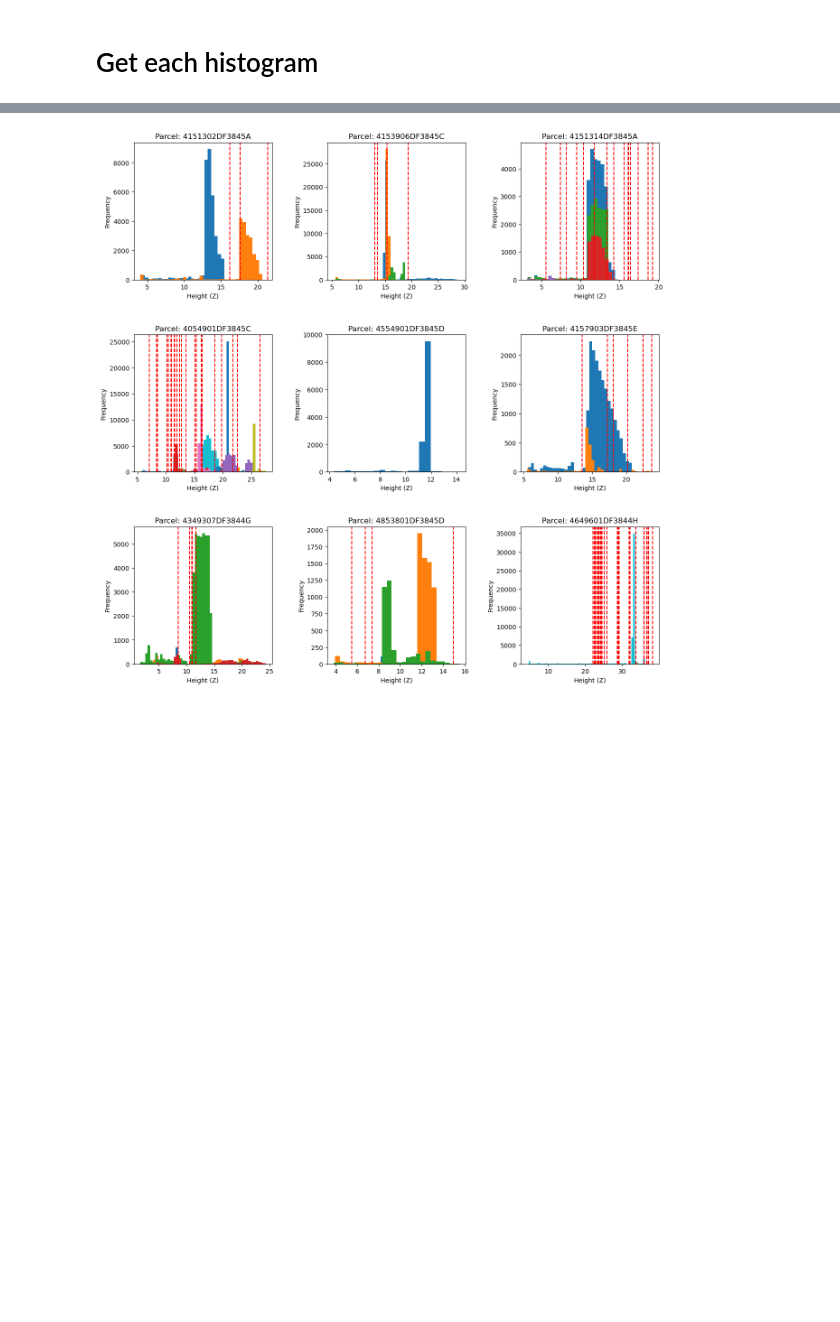
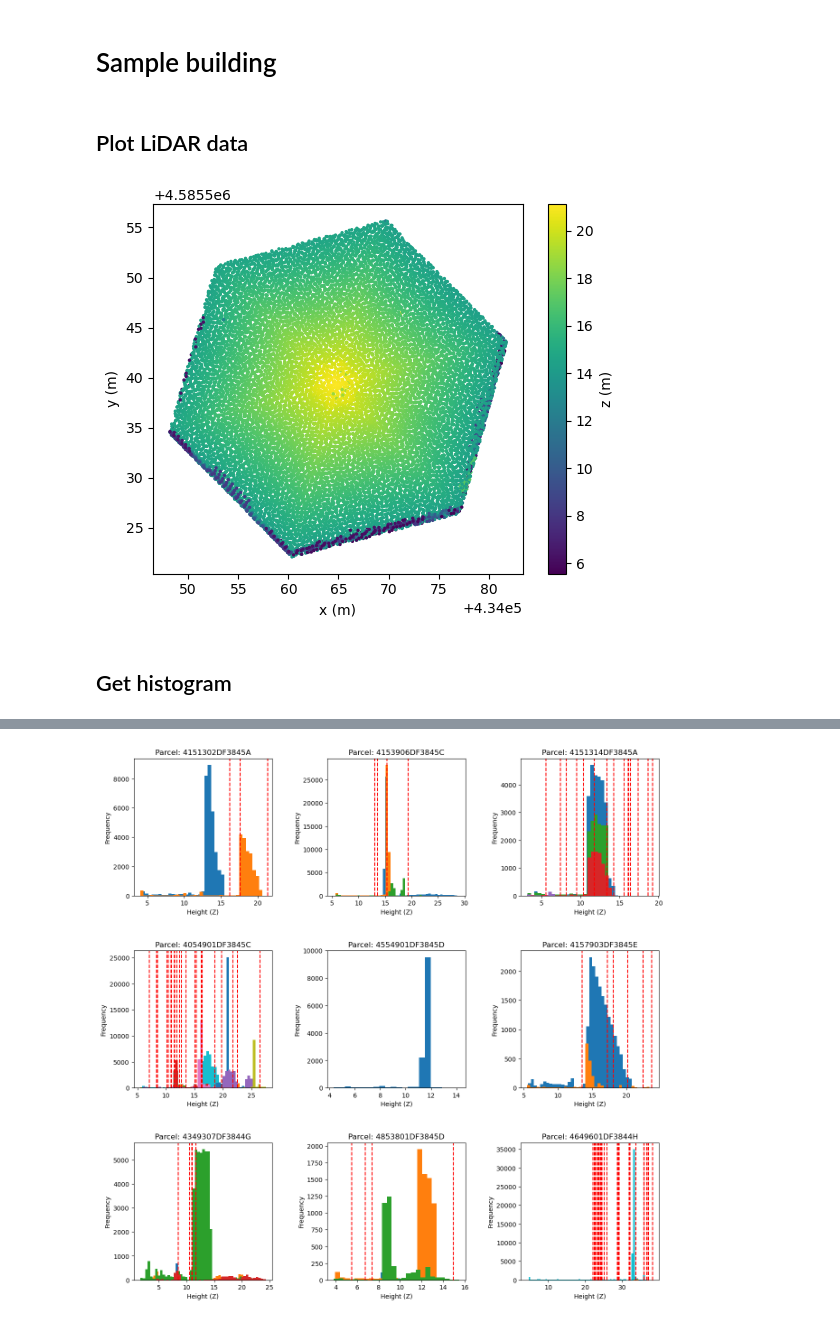
Before and after one commit to BeeGroup-cimne/solar_potencial_estimation_v3, a Jupyter notebook: Scripts/Plane_Identification_Revised/nov22/generateReportImages.ipynb, the cells around one changed output, grey strips where cells are left out. Saved outputs shown, nothing was run; the diff lists cells and outputs as text; code cells hidden in the pictures; blank space fills up the shorter version.

```diff
--- a/Scripts/Plane_Identification_Revised/nov22/generateReportImages.ipynb
+++ b/Scripts/Plane_Identification_Revised/nov22/generateReportImages.ipynb
@@ -8,2 +13,32 @@ import math
+# %% [markdown]
+# Sample building
+# %%
+basePath = "/home/jaumeasensio/Documents/Projectes/BEEGroup/solar_potencial_estimation_v3/"
+neighborhood = "Test_70_el Besòs i el Maresme"
+parcelsFolder = basePath + "/Results/" + neighborhood + "/Parcels/"
+parcel = "4157903DF3845E"
+construction = "86"
+# %% [markdown]
+## Plot LiDAR data
+# %%
+constructionFolder = parcelsFolder + parcel + "/" + construction
+laz_file = constructionFolder + "/Map files/" + construction + ".laz"
+lasDF = laspy.read(laz_file)
+x = lasDF.x
+y = lasDF.y
+z = lasDF.z
+
+fig, ax = plt.subplots()
+ax.set_xlabel('x (m)')
+ax.set_ylabel('y (m)')
+
+scatter = ax.scatter(x, y, c=z, cmap='viridis', s=2)
+cb = plt.colorbar(scatter)
+cb.set_label('z (m)')
+
+ax.set_aspect("equal", adjustable='box')
+plt.savefig("/home/jaumeasensio/Documents/TFM/Redacció memòria/Figures/Plane Identification/LiDAR_Sample.png",bbox_inches='tight')
+# %% [output]
+[figure, added]
 # %% [markdown]
-# Get each histogram
+## Get histogram
```
Also changed, not shown: parts of 21 cells of this notebook, 6 other files.
